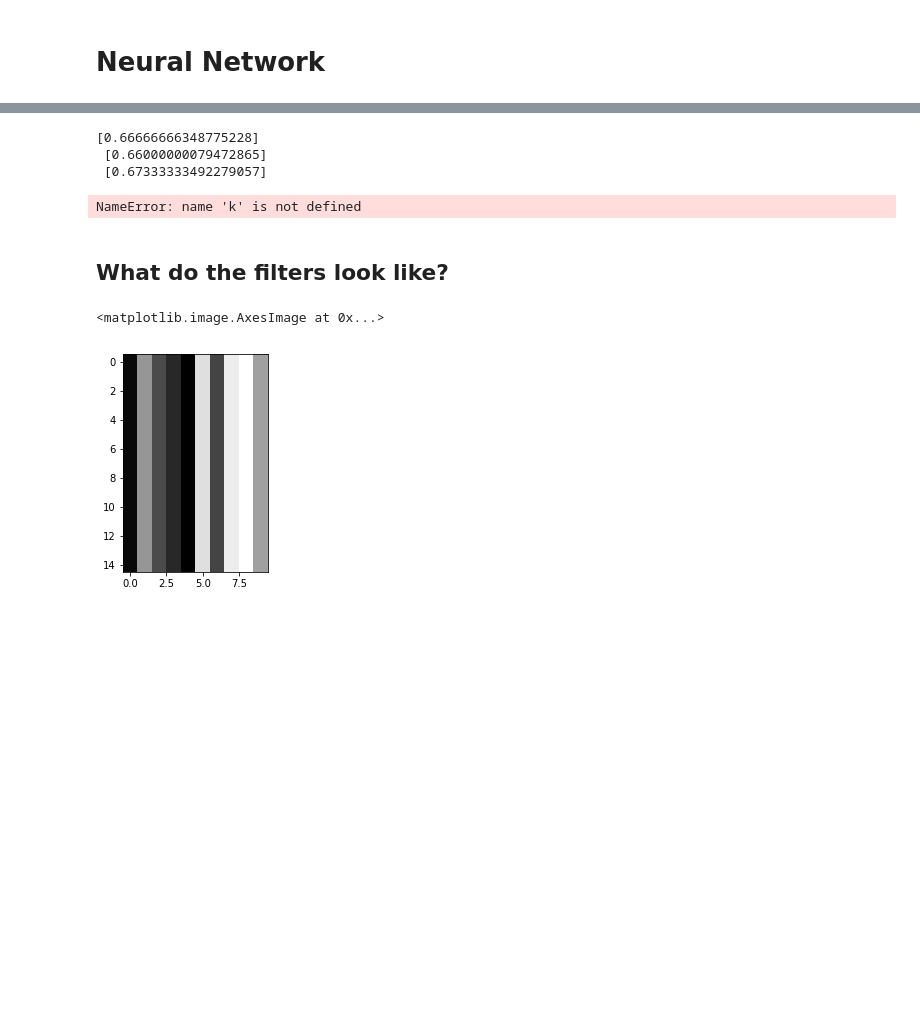
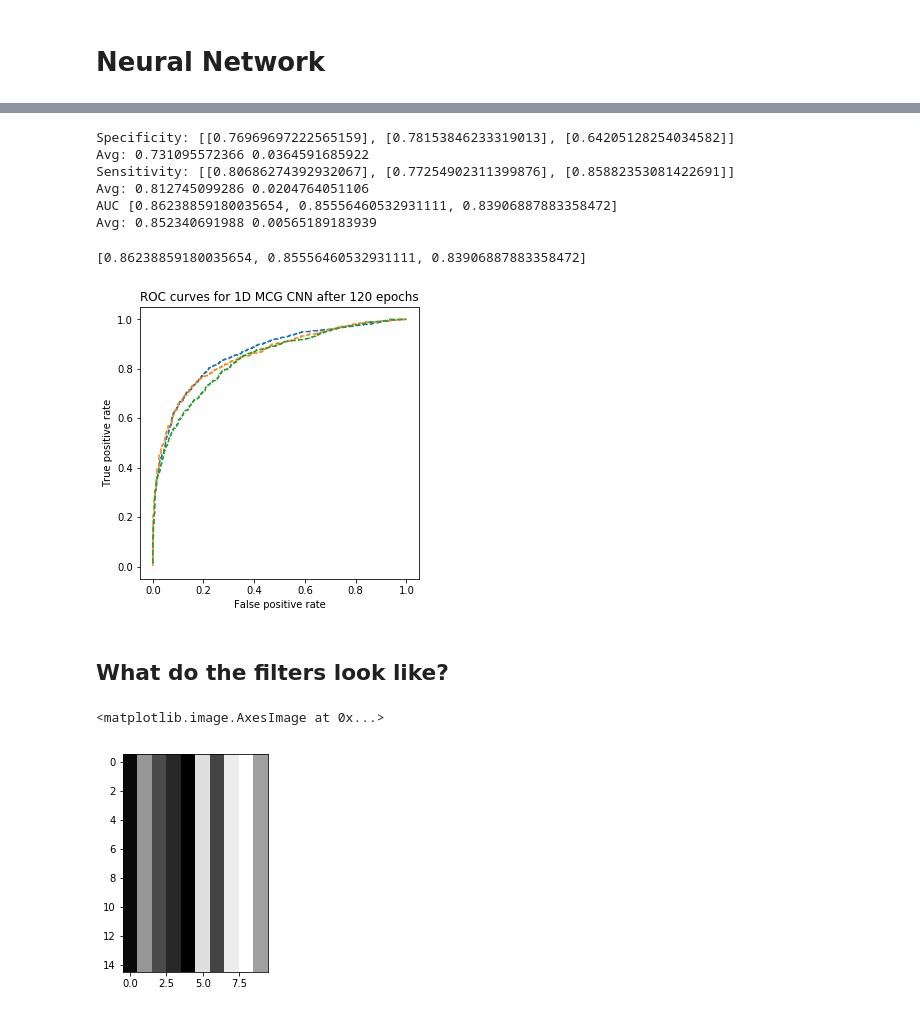
Before and after one commit to Smith42/neuralnet-mcg, a Jupyter notebook: prototypeFive.ipynb, the cells around one changed output, grey strips where cells are left out. Cells and saved outputs as stored; diff of their text form; code cells hidden in the pictures; blank space fills up the shorter version.

```diff
--- a/prototypeFive.ipynb
+++ b/prototypeFive.ipynb
@@ -16,6 +16,8 @@ import datetime
 %matplotlib inline
 # %% [markdown]
 # Import and process data
+# %%
+k = 3
 # %%
 def importPickle(fileLocation): # File location is ./inData/6060DataFrame.pkl
     """
@@ -180,18 +201,19 @@ if k != 1:
         net = tflearn.layers.core.input_data(shape=[None, 2000, 1])
 
         # First layer:
-        net = tflearn.layers.conv.conv_1d(net, 16, 5, activation="leaky_relu")
-        net = tflearn.layers.conv.max_pool_1d(net, 2)
+        net = tflearn.layers.conv.conv_1d(net, 32, 5, activation="leaky_relu")
+        net = tflearn.layers.conv.max_pool_1d(net, 2, strides=2)
 
         # Second layer:
-        net = tflearn.layers.conv.conv_1d(net, 32, 5, activation="leaky_relu")
-        net = tflearn.layers.conv.max_pool_1d(net, 2)
+        net = tflearn.layers.conv.conv_1d(net, 64, 5, activation="leaky_relu")
+        net = tflearn.layers.conv.max_pool_1d(net, 2, strides=2)
 
         # Third layer (added)
-        net = tflearn.layers.conv.conv_1d(net, 64, 5, activation="leaky_relu")
-        net = tflearn.layers.conv.max_pool_1d(net, 2)
+        #net = tflearn.layers.conv.conv_1d(net, 64, 5, activation="leaky_relu")
+        #net = tflearn.layers.conv.max_pool_1d(net, 2)
 
         # Fully connected layer 1:
+        net = tflearn.layers.core.fully_connected(net, 1024, regularizer="L2", weight_decay=0.001, activation="leaky_relu")
         net = tflearn.layers.core.fully_connected(net, 1024, regularizer="L2", weight_decay=0.001, activation="leaky_relu")
 
         # Dropout layer:
@@ -203,10 +225,10 @@ if k != 1:
         net = tflearn.layers.estimator.regression(net, optimizer='adam', loss='categorical_crossentropy',\
                                  learning_rate=0.0001)
 
-        model = tflearn.DNN(net, tensorboard_verbose=3)
+        model = tflearn.DNN(net, tensorboard_verbose=0)
         dummyData = np.reshape(np.concatenate(kfoldData[:i] + kfoldData[i+1:], axis=0), [-1, 2000, 1])
         dummyLabels = np.reshape(np.concatenate(kfoldLabelsOH[:i] + kfoldLabelsOH[i+1:], axis=0), [-1, 2])
-        model.fit(dummyData, dummyLabels, n_epoch=5, show_metric=True)
+        model.fit(dummyData, dummyLabels, n_epoch=60, show_metric=True)
 
         illTest = []
         healthTest = []
@@ -222,12 +244,11 @@ if k != 1:
         sens.append(model.evaluate(np.array(healthTest), healthLabel))
         spec.append(model.evaluate(np.array(illTest), illLabel))
 
+        predicted = np.array(model.predict(np.array(kfoldData[i])))
+
         fpr, tpr, th = roc_curve(kfoldLabels[i], predicted[:,1])
         roc.append((fpr,tpr))
-
-        unseenAvg.append(model.evaluate(unseenData, unseenClassOH))
-        unseenSpec.append(model.evaluate(np.array(iUnseen), unseenIL))
-        unseenSens.append(model.evaluate(np.array(hUnseen), unseenHL))
+        auc.append(roc_auc_score(kfoldLabels[i], predicted[:,1]))
 
 if k == 1:
     sess = tf.InteractiveSession()
@@ -267,14 +288,18 @@ Training Step: 380  | total loss: 0.52083 | time: 193.359s
 --
 # %%
 if k != 1:
-    print("Specificity:", spec, "\nAvg:", np.mean(spec), "\nSensitivity:", sens, "\nAvg:", np.mean(sens),\
-         "\nUnseen Spec:", unseenSpec, "\nUnseen Sens:", unseenSens, "\nUnseen Avg:", unseenAvg)
+    print("Specificity:", spec, "\nAvg:", np.mean(spec), np.std(spec)/np.sqrt(k), \
+          "\nSensitivity:", sens, "\nAvg:", np.mean(sens), np.std(sens)/np.sqrt(k), \
+         "\nAUC", auc, "\nAvg:", np.mean(auc), np.std(auc)/np.sqrt(k))
 
-else:
+if k == 1:
     print(model.evaluate(unseenData, unseenClassOH),"\n",\
     model.evaluate(np.array(iUnseen), unseenIL),"\n",\
     model.evaluate(np.array(hUnseen), unseenHL))
 # %% [output]
-[0.66666666348775228]
- [0.66000000079472865]
- [0.67333333492279057]
+Specificity: [[0.76969697222565159], [0.78153846233319013], [0.64205128254034582]]
+Avg: 0.731095572366 0.0364591685922
+Sensitivity: [[0.80686274392932067], [0.77254902311399876], [0.85882353081422691]]
+Avg: 0.812745099286 0.0204764051106
+AUC [0.86238859180035654, 0.85556460532931111, 0.83906887883358472]
+Avg: 0.852340691988 0.00565189183939
@@ -281,13 +308,24 @@ else:
 # %%
+plt.figure(figsize=(5, 5))
+
 if k != 1:
     for i in np.arange(k):
-        plt.plot(roc[i][0], roc[i][1])
+        plt.plot(roc[i][0], roc[i][1], "--")
+        #plt.plot(unseenroc[i][0], unseenroc[i][1])
 
+plt.xlabel("False positive rate")
+plt.ylabel("True positive rate")
+plt.title("ROC curves for 1D MCG CNN after 120 epochs")
+#plt.savefig("../thesis/images/roc_mcg1d.pdf")
+
+np.save("/tmp/1d120epoch.npy", roc)
+print(auc)
 if k == 1:
     fpr, tpr, th = roc_curve(kfoldLabels[i], predicted[:,1])
     plt.plot(fpr, tpr)
 # %% [output]
-NameError: name 'k' is not defined
+[0.86238859180035654, 0.85556460532931111, 0.83906887883358472]
+[figure, added]
 # %%
 netTst = tf.reshape(tf.tile(tf.reshape(net1, [-1]), [15]), [-1, 2000, 15, 30])
 # %% [markdown]
```
Also changed, not shown: parts of 9 cells of this notebook.
